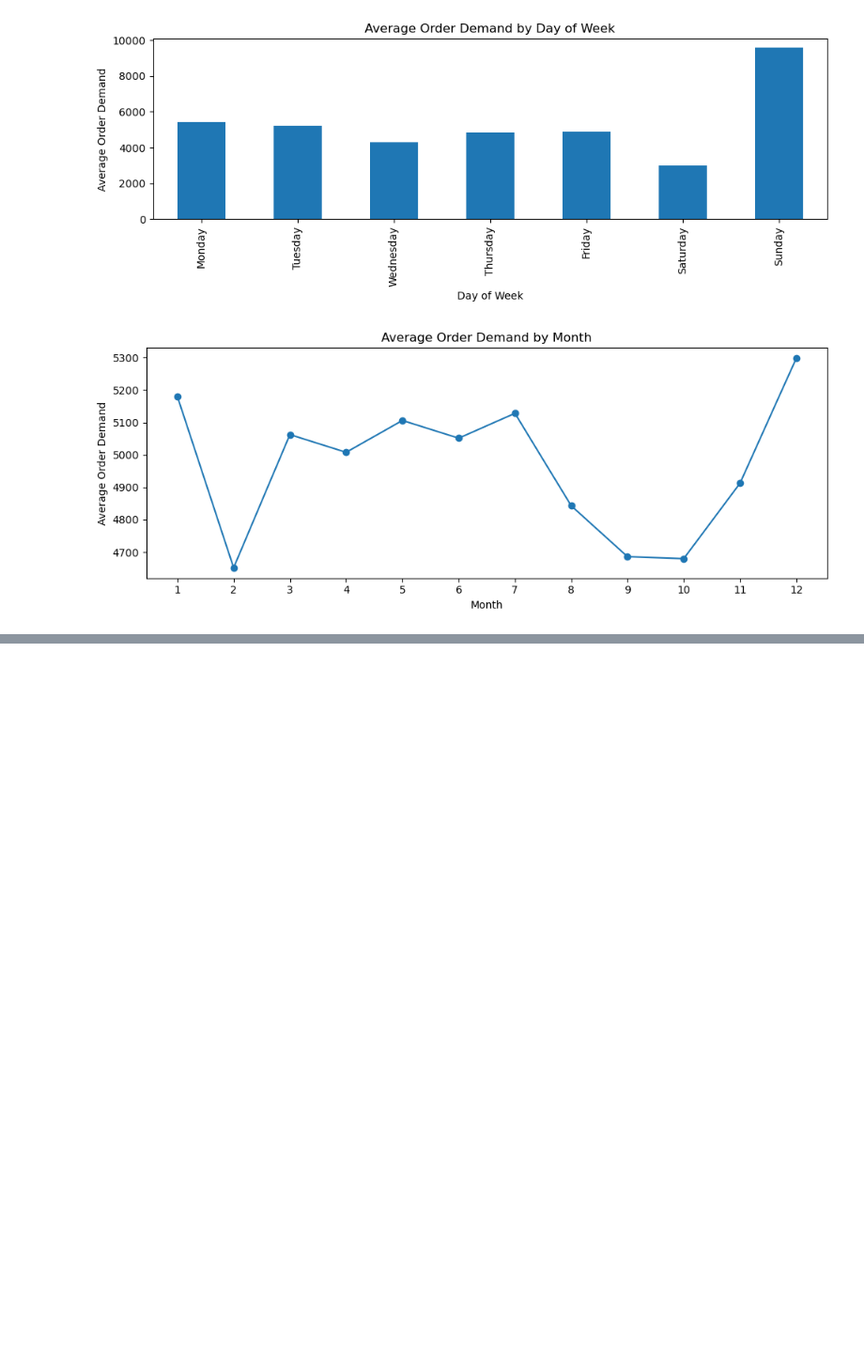
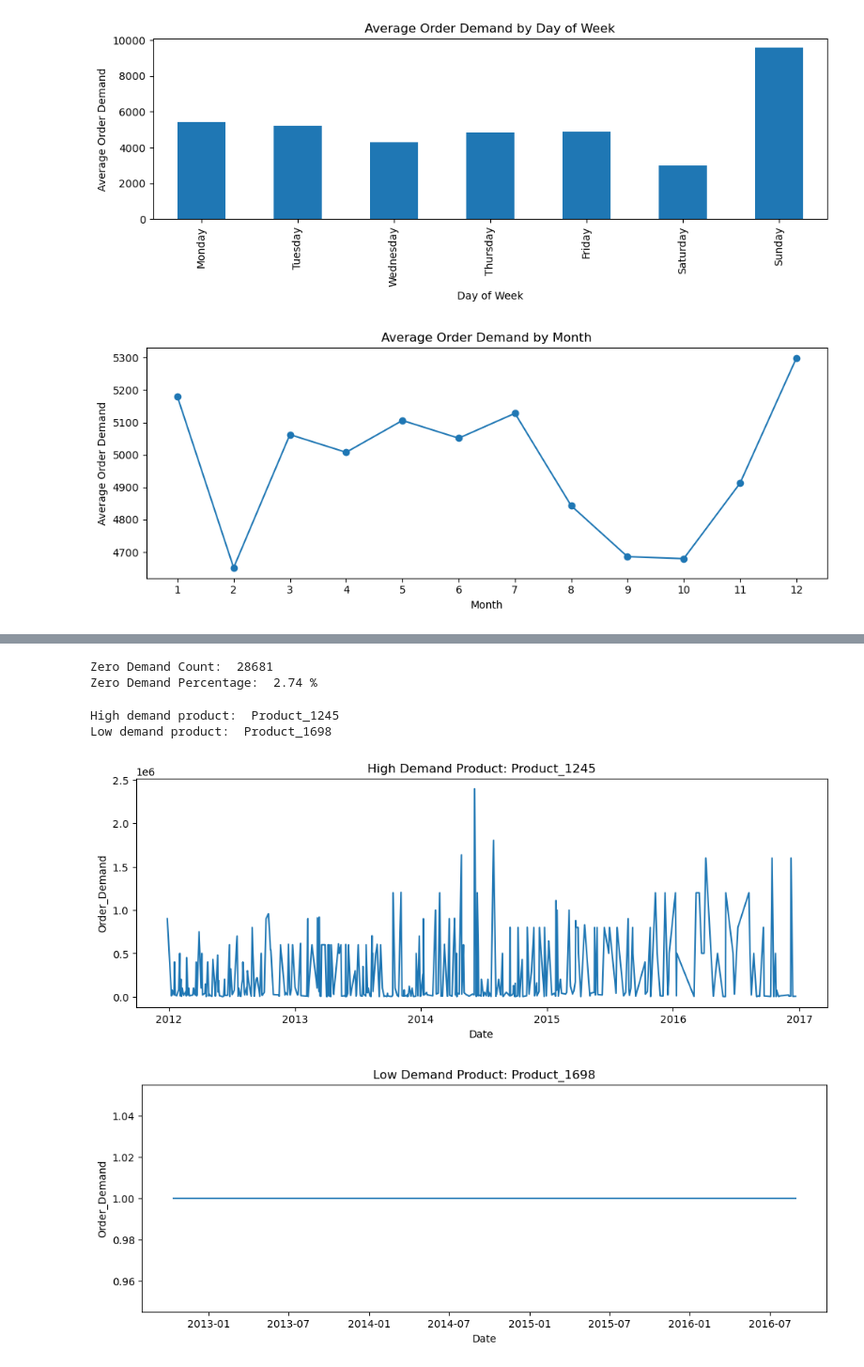
Before and after one commit to Jenish045/drift-aware-demand-forecasting-ml, a Jupyter notebook: notebooks/01_data_overview.ipynb, the cells around one changed output, grey strips where cells are left out. Shown at 94% size. Cells and saved outputs as stored; diff of their text form; code cells hidden in the pictures; blank space fills up the shorter version.

Commit message:
Finalized product-level time series comparison

```diff
--- a/notebooks/01_data_overview.ipynb
+++ b/notebooks/01_data_overview.ipynb
@@ -169,0 +180,56 @@ plt.show()
+# %%
+#Zero Demand Frequency
+
+zero_demand = (df["Order_Demand"] == 0).sum()
+total = len(df)
+
+print("Zero Demand Count: ", zero_demand)
+print("Zero Demand Percentage: ",round((zero_demand / total)*100,2), "%")
+# %% [output]
+Zero Demand Count:  28681
+Zero Demand Percentage:  2.74 %
+# %%
+#High vs Low Demand Product
+
+product_avg = (
+    df.groupby("Product_Code")["Order_Demand"]
+    .mean()
+    .sort_values(ascending = False)
+)
+high_demand = product_avg.index[0]
+low_demand = product_avg.index[-1]
+print("High demand product: ", high_demand)
+print("Low demand product: ", low_demand)
+# %% [output]
+High demand product:  Product_1245
+Low demand product:  Product_1698
+# %%
+#Time series comparision
+
+high_df = (
+    df[df["Product_Code"] == high_demand]
+    .groupby(["Date"],as_index = False)["Order_Demand"]
+    .sum()
+)
+low_df = (
+    df[df["Product_Code"] == low_demand]
+    .groupby(["Date"],as_index = False)["Order_Demand"]
+    .sum()
+)
+
+plt.figure(figsize = (12,4))
+plt.plot(high_df["Date"], high_df["Order_Demand"])
+plt.title(f"High Demand Product: {high_demand}")
+plt.xlabel("Date")
+plt.ylabel("Order_Demand")
+plt.show()
+
+plt.figure(figsize = (12,4))
+plt.plot(low_df["Date"], low_df["Order_Demand"])
+plt.title(f"Low Demand Product: {low_demand}")
+plt.xlabel("Date")
+plt.ylabel("Order_Demand")
+plt.show()
+# %% [output]
+[figure, added]
+[figure, added]
```
Also changed, not shown: parts of 1 cell of this notebook.
